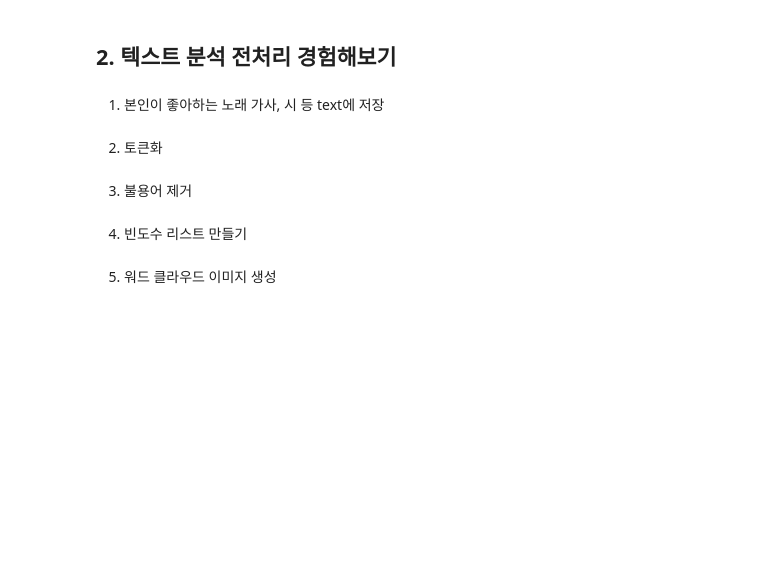
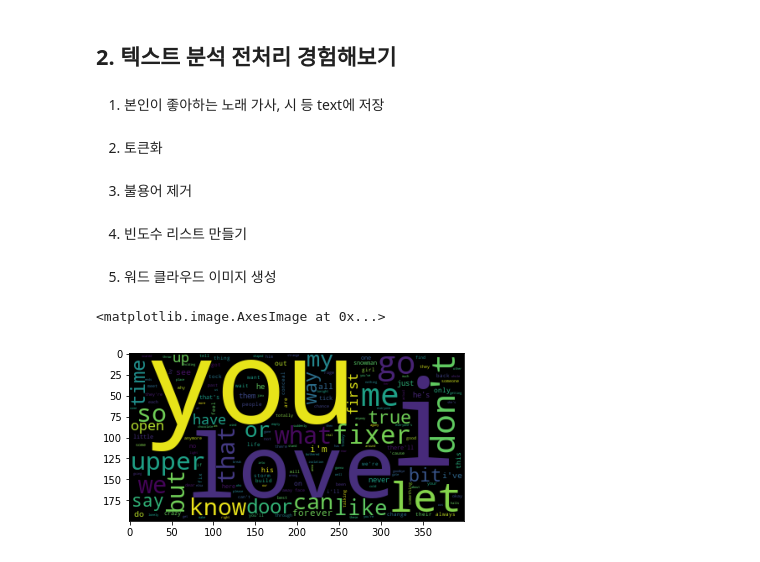
Before and after one commit to dsc-sookmyung/2020-Machine-Learning-study, a Jupyter notebook: Week3/[Week3]김주연.ipynb, the cells around one changed output. Drawn from its saved outputs; the diff is of its cells as text; code cells hidden in the pictures; blank space fills up the shorter version.

Commit message:
Done Assignment 2
WordCloud: Frozen version

```diff
--- a/Week3/[Week3]김주연.ipynb
+++ b/Week3/[Week3]김주연.ipynb
@@ -283,6 +289,6 @@ text = # 좋아하는 문장들
 # %%
 # Tokenizer 사용해보셔도 됩니다.
 # Tokenizer 사용 시 시간이 좀 걸리기 때문에 그냥 띄어쓰기 기준으로 나눴습니다,
-text = text.split()
+text = Frozen.lower().split()
 # %% [markdown]
 3. 불용어 제거
@@ -291,2 +295,8 @@ stopwords = # 본인이 생각하는 불용어 리스트 만들기
+# %%
+stopwords = ['a', 'an', 'the','it', 'it\'s', 'to', 'be', 'is', 'in', 'and', 'of', 'for', 'with']
+tokens = []
+for word in text:
+    if word not in stopwords:
+        tokens.append(word)
 # %% [markdown]
 4. 빈도수 리스트 만들기
@@ -296,2 +303,9 @@ word_dict = {}
+# %%
+word_dict = {}
+# 코드 작성
+for token in tokens:
+    if token not in word_dict:
+        word_dict[token] = 0
+    word_dict[token] += 1
 # %% [markdown]
 5. 워드 클라우드 이미지 생성
@@ -298,4 +315,10 @@ word_dict = {}
 # %%
 from wordcloud import WordCloud
 # word_dict 를 이용해 wordcloud 만들기
 # 코드 작성
+wordcloud = WordCloud().generate_from_frequencies(word_dict)
+import matplotlib.pyplot as plt
+plt.imshow(wordcloud)
+# %% [output]
+<matplotlib.image.AxesImage at 0x...>
+[figure, added]
```
Also changed, not shown: parts of 5 cells of this notebook.
